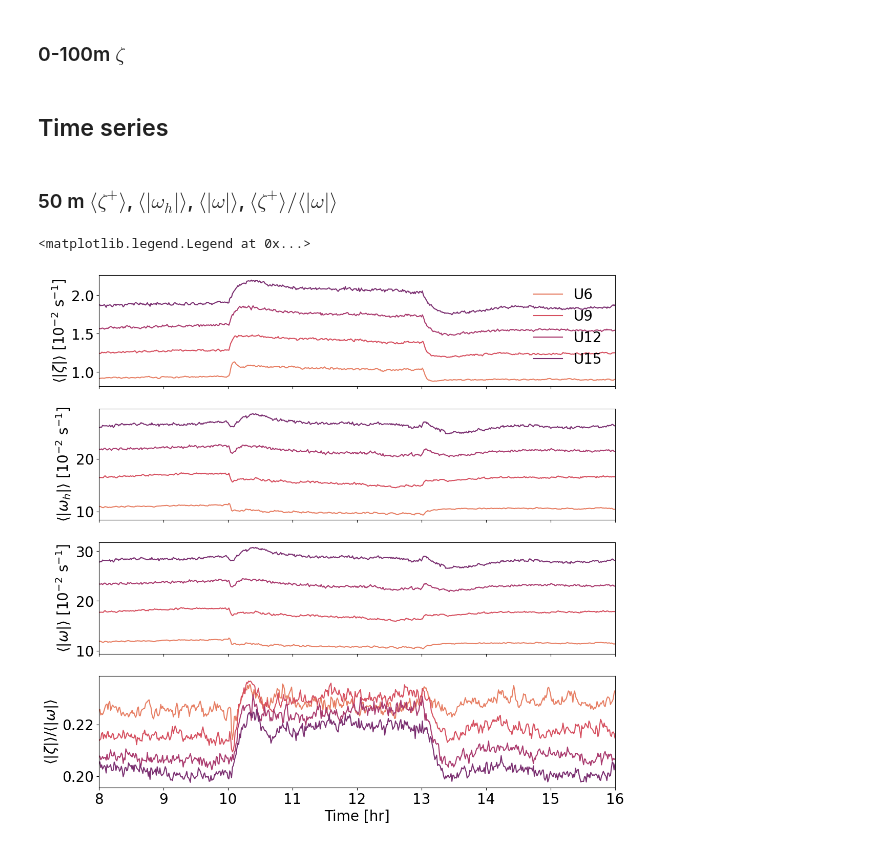
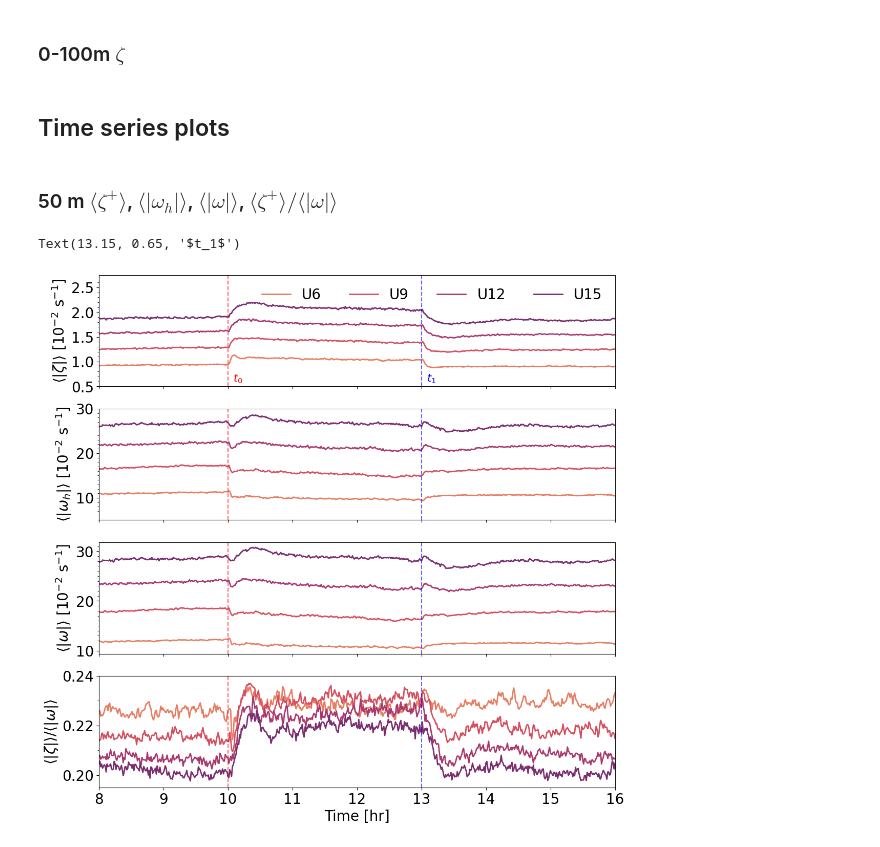
Before and after one commit to Salesky-ABL/ABL_Transition, a Jupyter notebook: plotting/plot_vorticity.ipynb, the cells around one changed output. Drawn from its saved outputs; the diff is of its cells as text; code cells hidden in the pictures.

```diff
--- a/plotting/plot_vorticity.ipynb
+++ b/plotting/plot_vorticity.ipynb
@@ -63,6 +73,4 @@ for sim in sims:
 # %%
-# plotting setup
-
 # Set the font weight for plot titles
 plt.rcParams['axes.titleweight'] = 'bold'
 
@@ -78,6 +86,6 @@ rc('figure', facecolor='white')
 
 # lists/cmaps for titles and stuff
 ug_list = ["6", "9", "12", "15"]
-time_colors = seaborn.color_palette("cubehelix", 7)
+time_colors = ["black", "red", "red", "blue", "blue"]
 ug_colors = seaborn.color_palette("flare", 4)
-linestyle = ["--","solid","solid","-.","-."]
+linestyle = ["solid","solid","--","solid","--"]
@@ -126,14 +136,16 @@ clevw = np.linspace(-2,2,51)
 cmapw = cmocean.cm.curl
 cmap = mpl.cm.seismic
 
-cf = ax1.contourf(x, y, v_all[0].zeta3[359,:,:,0].rolling(x=3,y=3).mean().T * 10 ** 2, clevs, cmap=cmap, extend="both")
-ax1.text(-3.5, 6, "$U_g = 6$ m s$^{-1}$", rotation=90, va="center", ha="center")
+cf = ax1.contourf(x, y, vort_all[0].zeta3[359,:,:,0].rolling(x=3,y=3).mean().T * 10 ** 2, clevs, cmap=cmap, extend="both")
+ax1.text(-3.5, 6, "$\\bf{U_g = 6}$ m s$\\bf{^{-1}}$", rotation=90,
+         va="center", ha="center", fontweight="bold", c=ug_colors[0])
 ax1.set_title("$\zeta_{z = 6.25 \> m}$")
 
-ax2.contourf(x, y, v_all[3].zeta3[132,:,:,0].rolling(x=3,y=3).mean().T * 10 ** 2, clevs, cmap=cmap, extend="both")
-ax2.text(-3.5, 6, "$U_g = 15$ m s$^{-1}$", rotation=90, va="center", ha="center")
+ax2.contourf(x, y, vort_all[3].zeta3[132,:,:,0].rolling(x=3,y=3).mean().T * 10 ** 2, clevs, cmap=cmap, extend="both")
+ax2.text(-3.5, 6, "$\\bf{U_g = 15}$ m s$\\bf{^{-1}}$", rotation=90,
+         va="center", ha="center", fontweight="bold", c=ug_colors[3])
 
-ax3.contourf(x, y, v_all[0].zeta3[359,:,:,8].rolling(x=3,y=3).mean().T * 10 ** 2, clevs, cmap=cmap, extend="both")
+ax3.contourf(x, y, vort_all[0].zeta3[359,:,:,8].rolling(x=3,y=3).mean().T * 10 ** 2, clevs, cmap=cmap, extend="both")
 ax3.set_title("$\zeta_{z = 107 \> m}$")
 ax4.contourf(x, y, s_all[3].zeta[132,:,:,8].rolling(x=3,y=3).mean().T * 10 ** 2, clevs, cmap=cmap, extend="both")
 
@@ -509,9 +411,9 @@ plt.subplots_adjust(hspace=0.10, wspace=0.1)
 
 # plt.subplots_adjust(hspace=0.10, wspace=0.1)
 # %% [markdown]
-## Time series
+## Time series plots
 # %%
-for i, v in enumerate(v_all):
+for i, v in enumerate(vort_all):
     v["abs_omega_mean"] = v.zeta1_abs_mean + v.zeta2_abs_mean + v.zeta3_abs_mean
     v["abs_horiz_omega_mean"] = v.zeta1_abs_mean + v.zeta2_abs_mean
 # %% [markdown]
@@ -519,40 +421,50 @@ for i, v in enumerate(v_all):
 # %%
 lab = ["U6", "U9", "U12", "U15"]
 
 hidx = 0
 
 fig, ax = plt.subplots(nrows=4, figsize=(13,13), sharex=True)
 
-for i, v in enumerate(v_all):
+for i, v in enumerate(vort_all):
     ax[0].plot(v.time, v.zeta3_abs_mean[:,hidx] * 10 ** 2,
-            label=lab[i], c=ug_colors[i])
-    ax[1].plot(v.time, v.abs_horiz_omega_mean[:,hidx] * 10 ** 2, c=ug_colors[i])
-    ax[2].plot(v.time, v.abs_omega_mean[:,hidx] * 10 ** 2, c=ug_colors[i])
-    ax[3].plot(v.time, v.zeta3_abs_mean[:,hidx] / v.abs_omega_mean[:,4], c=ug_colors[i])
+            label=lab[i], c=ug_colors[i], lw=2)
+    ax[1].plot(v.time, v.abs_horiz_omega_mean[:,hidx] * 10 ** 2, c=ug_colors[i], lw=2)
+    ax[2].plot(v.time, v.abs_omega_mean[:,hidx] * 10 ** 2, c=ug_colors[i], lw=2)
+    ax[3].plot(v.time, v.zeta3_abs_mean[:,hidx] / v.abs_omega_mean[:,4], c=ug_colors[i], lw=2)
 
 ax[0].set_ylabel("$\\langle |\zeta| \\rangle$ [10$^{-2}$ s$^{-1}$]")
 ax[1].set_ylabel("$\\langle |\omega_h| \\rangle$ [10$^{-2}$ s$^{-1}$]")
 ax[2].set_ylabel("$\\langle |\omega| \\rangle$ [10$^{-2}$ s$^{-1}$]")
 ax[3].set_ylabel("$\\langle |\zeta| \\rangle / \\langle |\omega| \\rangle$")
 ax[3].set_xlabel("Time [hr]")
 
-# ax[0].set_ylim(0.5,2)
-# ax[1].set_ylim(3,9)
+ax[0].set_ylim(0.5,2.75)
+ax[1].set_ylim(5,30)
 # ax[2].set_ylim(3,11)
-# ax[3].set_ylim(0.14,0.18)
+ax[3].set_ylim(0.195,0.24)
 ax[3].set_xlim(8,16)
 
-# ax[0].yaxis.set_major_locator(MultipleLocator(0.5))
-# ax[0].yaxis.set_minor_locator(MultipleLocator(0.1))
-# ax[1].yaxis.set_major_locator(MultipleLocator(2))
-# ax[1].yaxis.set_minor_locator(MultipleLocator(1))
-# ax[2].yaxis.set_major_locator(MultipleLocator(2))
-# ax[2].yaxis.set_minor_locator(MultipleLocator(1))
-# ax[3].yaxis.set_major_locator(MultipleLocator(0.02))
+ax[0].yaxis.set_major_locator(MultipleLocator(0.5))
+ax[0].yaxis.set_minor_locator(MultipleLocator(0.1))
+ax[1].yaxis.set_major_locator(MultipleLocator(10))
+ax[1].yaxis.set_minor_locator(MultipleLocator(1))
+ax[2].yaxis.set_major_locator(MultipleLocator(10))
+ax[2].yaxis.set_minor_locator(MultipleLocator(1))
+ax[3].yaxis.set_major_locator(MultipleLocator(0.02))
+ax[3].yaxis.set_minor_locator(MultipleLocator(0.01))
 # ax[3].xaxis.set_major_locator(MultipleLocator(2))
 # ax[3].xaxis.set_minor_locator(MultipleLocator(1))
 
-ax[0].legend(frameon=False)#, ncols=4, loc="upper center")
+ax[0].legend(frameon=False, ncols=4, loc="upper right")
+
+for iax in ax:
+    # vertical lines
+    iax.axvline(x=10, c="red", lw=1.5, alpha=0.6, ls="--")
+    iax.axvline(x=13, c="blue", lw=1.5, alpha=0.6, ls="--")
+
+# text above lines
+ax[0].text(10.15, 0.65, f"$t_0$", ha="center", va="center", c="red", fontsize=15)
+ax[0].text(13.15, 0.65, f"$t_1$", ha="center", va="center", c="blue", fontsize=15)
 # %% [output]
-<matplotlib.legend.Legend at 0x...>
+Text(13.15, 0.65, '$t_1$')
-[figure, old version]
+[figure, new version]
```
Also changed, not shown: parts of 40 cells of this notebook, 6 other files.
